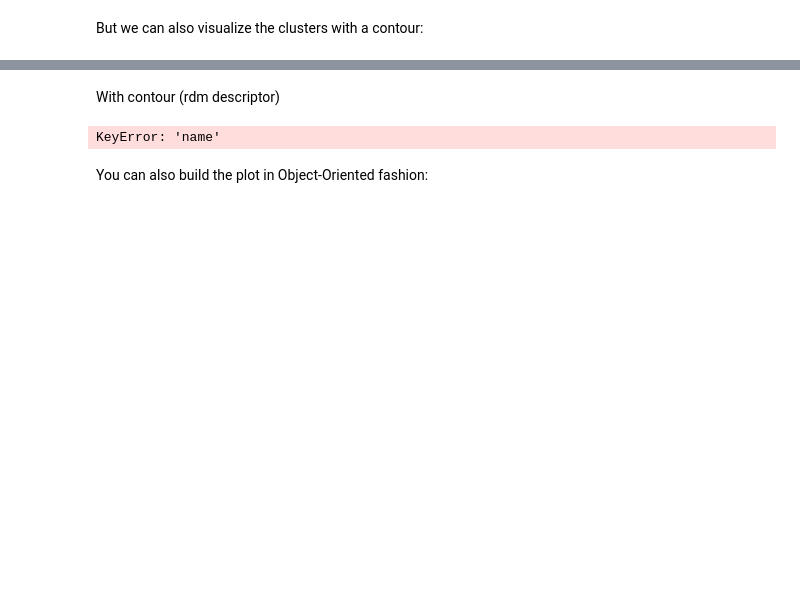
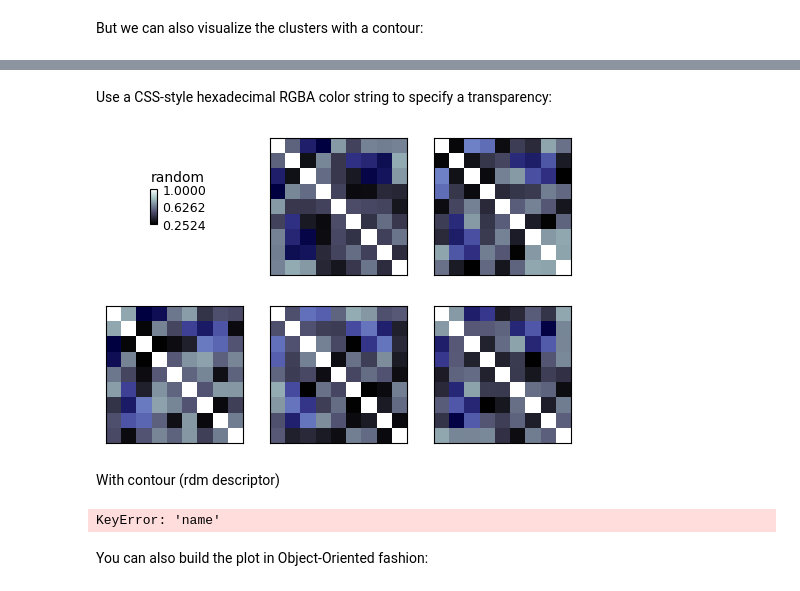
Before and after one commit to rsagroup/rsatoolbox, a Jupyter notebook: demos/demo_annotated_rdm_plot.ipynb, the cells around one changed output, grey strips where cells are left out. Drawn from its saved outputs; the diff is of its cells as text; code cells hidden in the pictures; blank space fills up the shorter version.

```diff
--- a/demos/demo_annotated_rdm_plot.ipynb
+++ b/demos/demo_annotated_rdm_plot.ipynb
@@ -45,3 +52,11 @@ plt.show()
+# %% [markdown]
+Use a CSS-style hexadecimal RGBA color string to specify a transparency:
+# %%
+color = '#0000ff40' # Red (00), Green (00), Blue (ff = 16*16 = 256), alpha (opacity) 40%
+show_rdm(rdms, vmin=0, vmax=1, show_colorbar='figure', overlay=mask, overlay_color=color)
+plt.show()
+# %% [output]
+[figure, added]
 # %% [markdown]
 With contour (rdm descriptor)
 # %%
```
Also changed, not shown: parts of 6 cells of this notebook, 2 other files.
